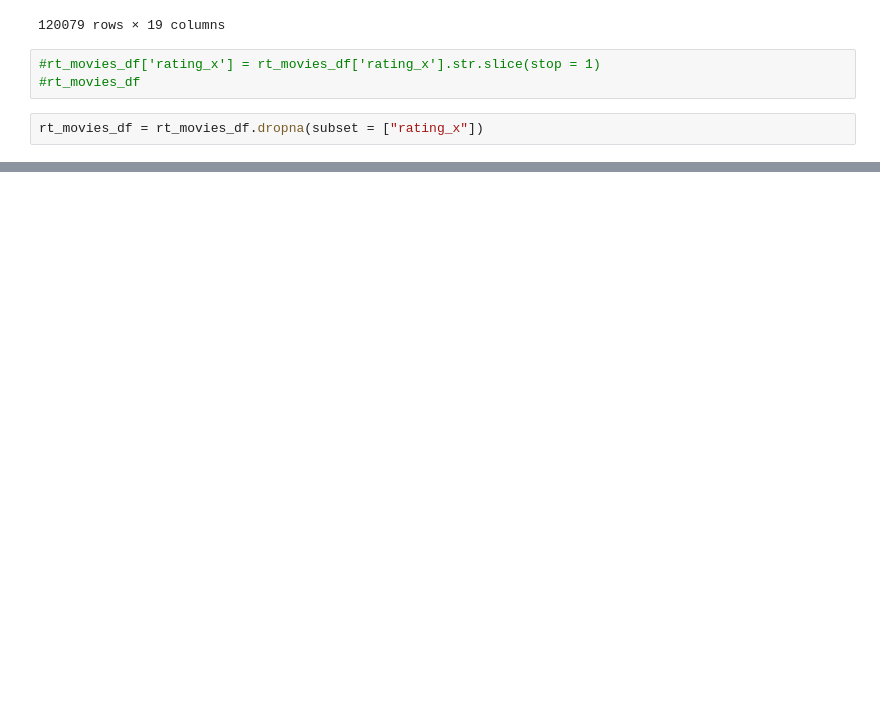
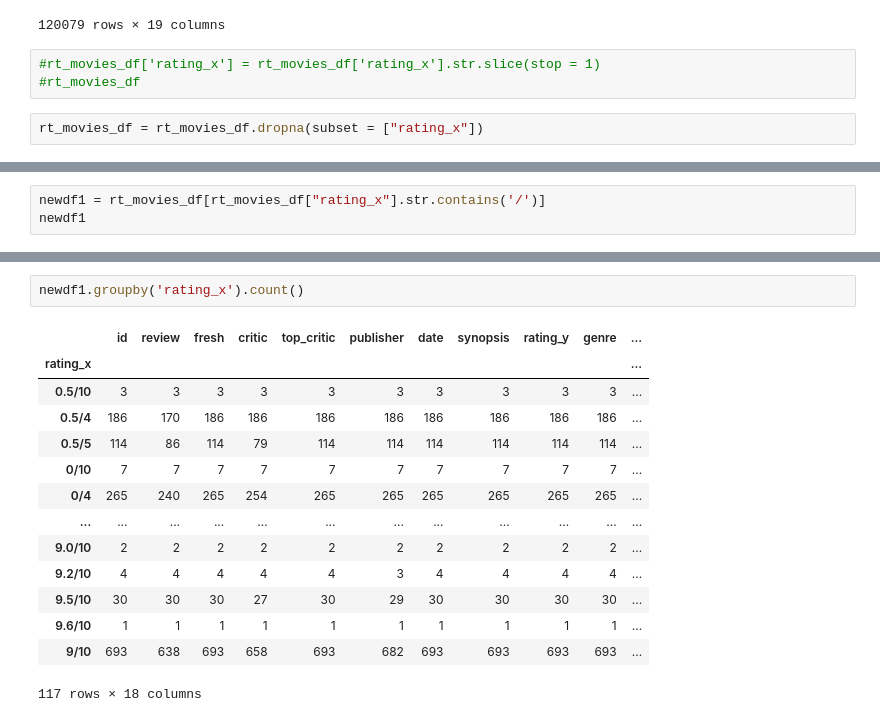
Before and after one commit to MusaAbbasi/phase_1_project, a Jupyter notebook: Critic Review Data.ipynb, the cells around one changed output, grey strips where cells are left out. Saved outputs shown, nothing was run; the diff lists cells and outputs as text; blank space fills up the shorter version.

```diff
--- a/Critic Review Data.ipynb
+++ b/Critic Review Data.ipynb
@@ -108,0 +172,3 @@ Name: rating_x, Length: 186, dtype: int64
+# %%
+newdf1 = rt_movies_df[rt_movies_df["rating_x"].str.contains('/')]
+newdf1
@@ -108,0 +189,17 @@ Name: rating_x, Length: 186, dtype: int64
+# %%
+newdf1.groupby('rating_x').count()
+# %% [output]
+|  | id | review | fresh | critic | top_critic | publisher | date | synopsis | rating_y | genre | ... |
+| rating_x |  |  |  |  |  |  |  |  |  |  | ... |
+| 0.5/10 | 3 | 3 | 3 | 3 | 3 | 3 | 3 | 3 | 3 | 3 | ... |
+| 0.5/4 | 186 | 170 | 186 | 186 | 186 | 186 | 186 | 186 | 186 | 186 | ... |
+| 0.5/5 | 114 | 86 | 114 | 79 | 114 | 114 | 114 | 114 | 114 | 114 | ... |
+| 0/10 | 7 | 7 | 7 | 7 | 7 | 7 | 7 | 7 | 7 | 7 | ... |
+| 0/4 | 265 | 240 | 265 | 254 | 265 | 265 | 265 | 265 | 265 | 265 | ... |
+| ... | ... | ... | ... | ... | ... | ... | ... | ... | ... | ... | ... |
+| 9.0/10 | 2 | 2 | 2 | 2 | 2 | 2 | 2 | 2 | 2 | 2 | ... |
+| 9.2/10 | 4 | 4 | 4 | 4 | 4 | 3 | 4 | 4 | 4 | 4 | ... |
+| 9.5/10 | 30 | 30 | 30 | 27 | 30 | 29 | 30 | 30 | 30 | 30 | ... |
+| 9.6/10 | 1 | 1 | 1 | 1 | 1 | 1 | 1 | 1 | 1 | 1 | ... |
+| 9/10 | 693 | 638 | 693 | 658 | 693 | 682 | 693 | 693 | 693 | 693 | ... |
+117 rows × 18 columns
```
Also changed, not shown: parts of 9 cells of this notebook.
